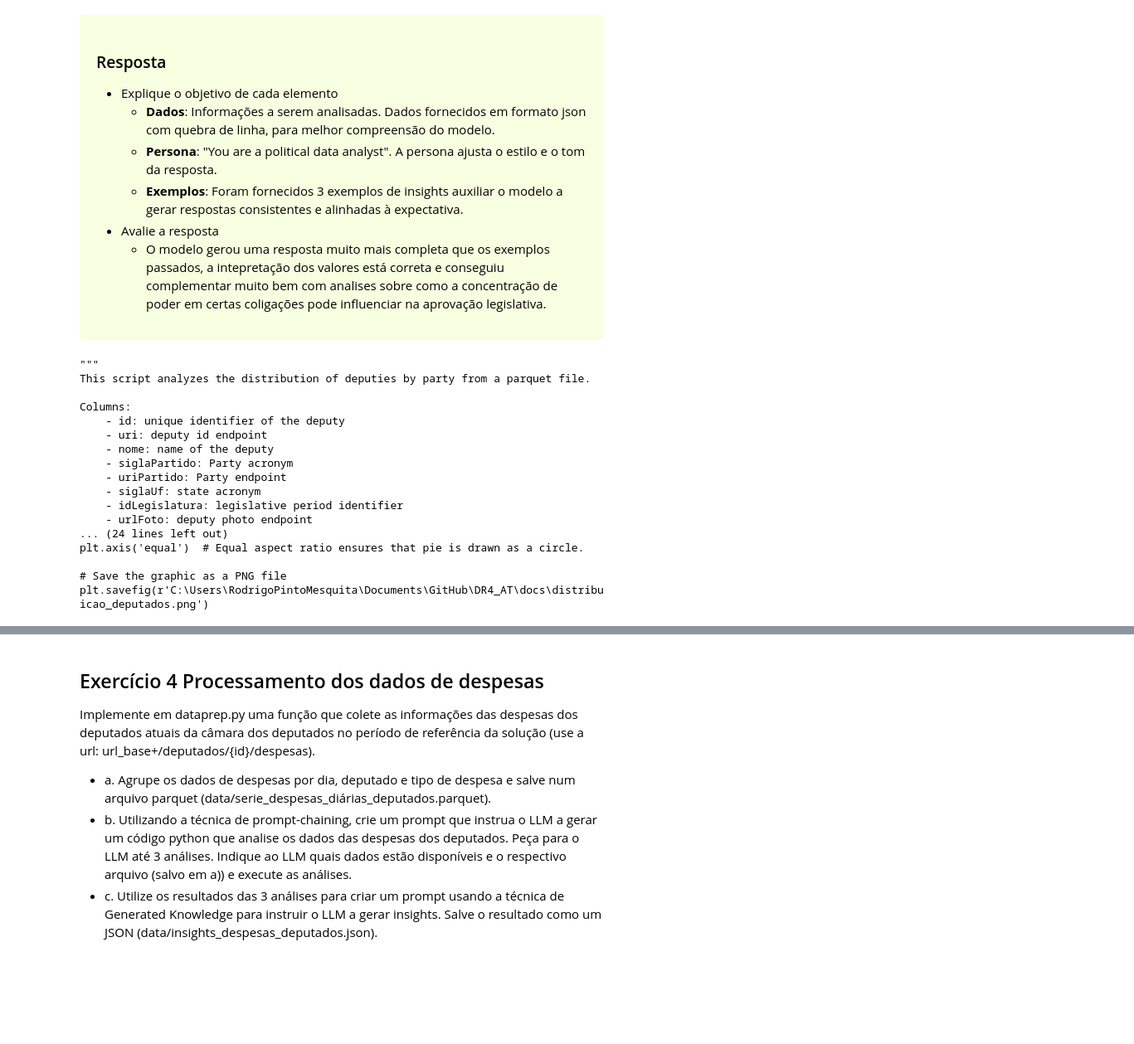
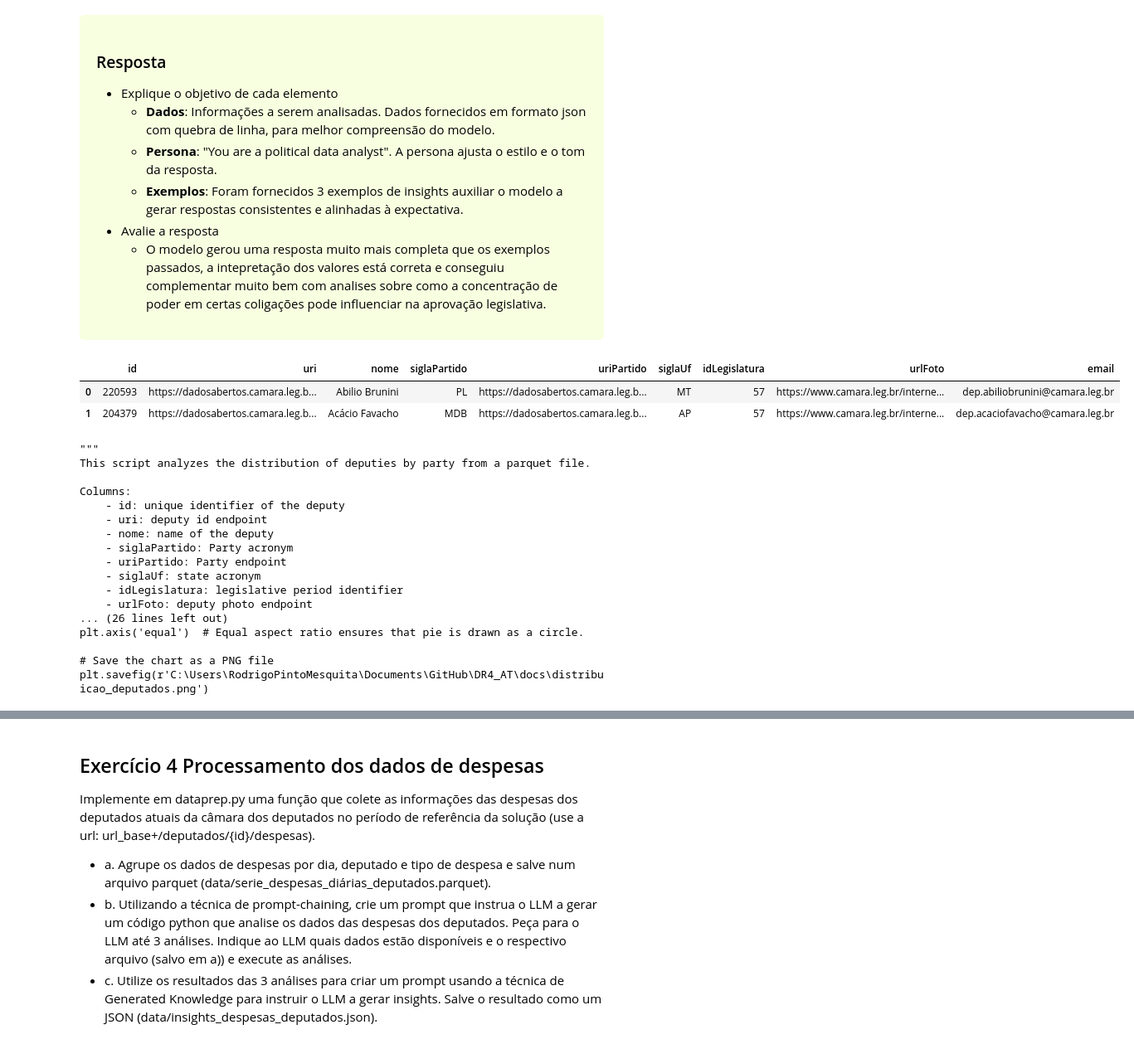
Before and after one commit to rodrigo1992-cmyk/DR4_AT, a Jupyter notebook: notebooks/main.ipynb, the cells around one changed output, grey strips where cells are left out. Shown at 83% size. Drawn from its saved outputs; the diff is of its cells as text; code cells hidden in the pictures; blank space fills up the shorter version.

```diff
--- a/notebooks/main.ipynb
+++ b/notebooks/main.ipynb
@@ -96,3 +85,15 @@ df.to_parquet(r'C:\Users\RodrigoPintoMesquita\Documents\GitHub\DR4_AT\data\deput
+# %%
+import sys
+import os
+sys.path.append(r'C:\Users\RodrigoPintoMesquita\Documents\GitHub\DR4_AT')
+from app.dataprep import *
+
+df = get_deputados()
+df.head(2)
+# %% [output]
+|  | id | uri | nome | siglaPartido | uriPartido | siglaUf | idLegislatura | urlFoto | email |
+| 0 | 220593 | https://dadosabertos.camara.leg.b... | Abilio Brunini | PL | https://dadosabertos.camara.leg.b... | MT | 57 | https://www.camara.leg.br/interne... | dep.abiliobrunini@camara.leg.br |
+| 1 | 204379 | https://dadosabertos.camara.leg.b... | Acácio Favacho | MDB | https://dadosabertos.camara.leg.b... | AP | 57 | https://www.camara.leg.br/interne... | dep.acaciofavacho@camara.leg.br |
 # %%
 import os
 import google.generativeai as genai
@@ -145,10 +146,10 @@ Columns:
     - siglaUf: state acronym
     - idLegislatura: legislative period identifier
     - urlFoto: deputy photo endpoint
-... (24 lines left out)
+... (26 lines left out)
 plt.axis('equal')  # Equal aspect ratio ensures that pie is drawn as a circle.
 
-# Save the graphic as a PNG file
+# Save the chart as a PNG file
 plt.savefig(r'C:\Users\RodrigoPintoMesquita\Documents\GitHub\DR4_AT\docs\distribuicao_deputados.png')
 # %%
 exec(resp_1)
```
Also changed, not shown: parts of 43 cells of this notebook, 16 other files.
